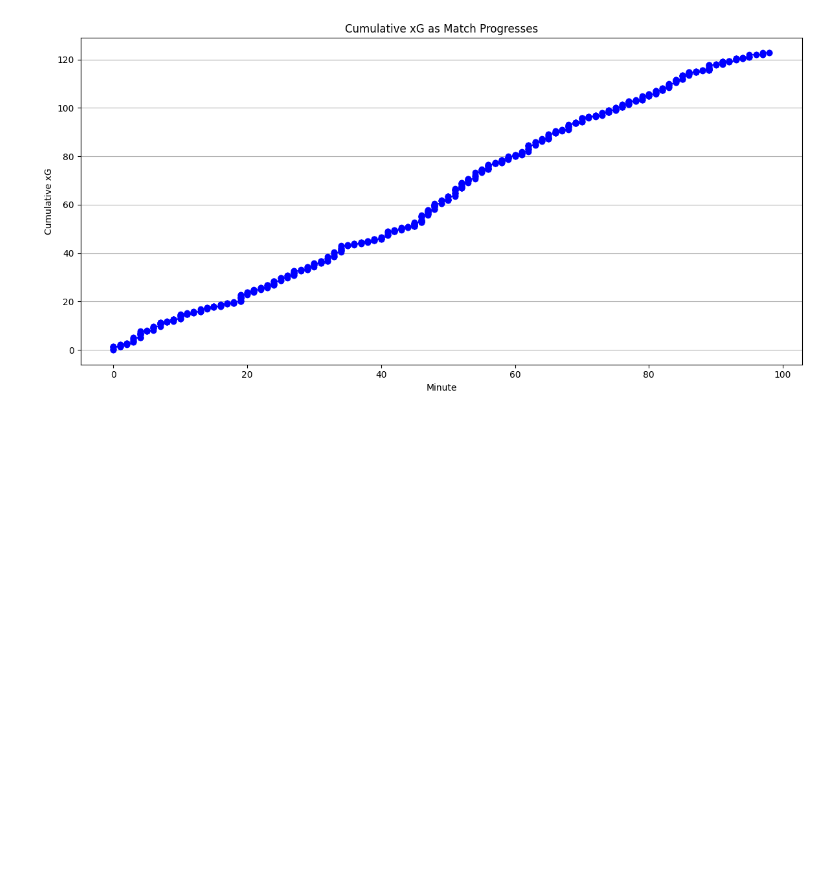
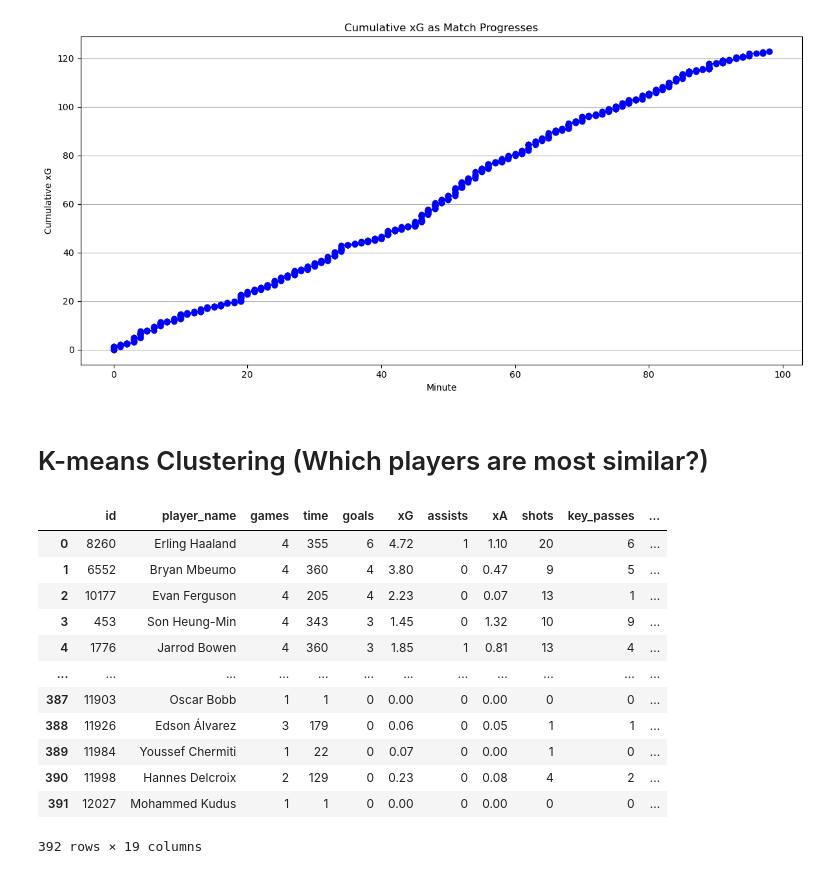
Before and after one commit to arijul2/UnderstatExploration, a Jupyter notebook: Understat_Analysis.ipynb, the cells around one changed output. Saved outputs shown, nothing was run; the diff lists cells and outputs as text; code cells hidden in the pictures; blank space fills up the shorter version.

```diff
--- a/Understat_Analysis.ipynb
+++ b/Understat_Analysis.ipynb
@@ -245,3 +246,24 @@ with UnderstatClient() as understat:
     # plt.show()
 # %% [output]
 [figure]
+# %% [markdown]
+# K-means Clustering (Which players are most similar?)
+# %%
+# Load the DataFrame
+
+df = pl_player_df
+df
+# %% [output]
+|  | id | player_name | games | time | goals | xG | assists | xA | shots | key_passes | ... |
+| 0 | 8260 | Erling Haaland | 4 | 355 | 6 | 4.72 | 1 | 1.10 | 20 | 6 | ... |
+| 1 | 6552 | Bryan Mbeumo | 4 | 360 | 4 | 3.80 | 0 | 0.47 | 9 | 5 | ... |
+| 2 | 10177 | Evan Ferguson | 4 | 205 | 4 | 2.23 | 0 | 0.07 | 13 | 1 | ... |
+| 3 | 453 | Son Heung-Min | 4 | 343 | 3 | 1.45 | 0 | 1.32 | 10 | 9 | ... |
+| 4 | 1776 | Jarrod Bowen | 4 | 360 | 3 | 1.85 | 1 | 0.81 | 13 | 4 | ... |
+| ... | ... | ... | ... | ... | ... | ... | ... | ... | ... | ... | ... |
+| 387 | 11903 | Oscar Bobb | 1 | 1 | 0 | 0.00 | 0 | 0.00 | 0 | 0 | ... |
+| 388 | 11926 | Edson Álvarez | 3 | 179 | 0 | 0.06 | 0 | 0.05 | 1 | 1 | ... |
+| 389 | 11984 | Youssef Chermiti | 1 | 22 | 0 | 0.07 | 0 | 0.00 | 1 | 0 | ... |
+| 390 | 11998 | Hannes Delcroix | 2 | 129 | 0 | 0.23 | 0 | 0.08 | 4 | 2 | ... |
+| 391 | 12027 | Mohammed Kudus | 1 | 1 | 0 | 0.00 | 0 | 0.00 | 0 | 0 | ... |
+392 rows × 19 columns
```
Also changed, not shown: parts of 14 cells of this notebook.
